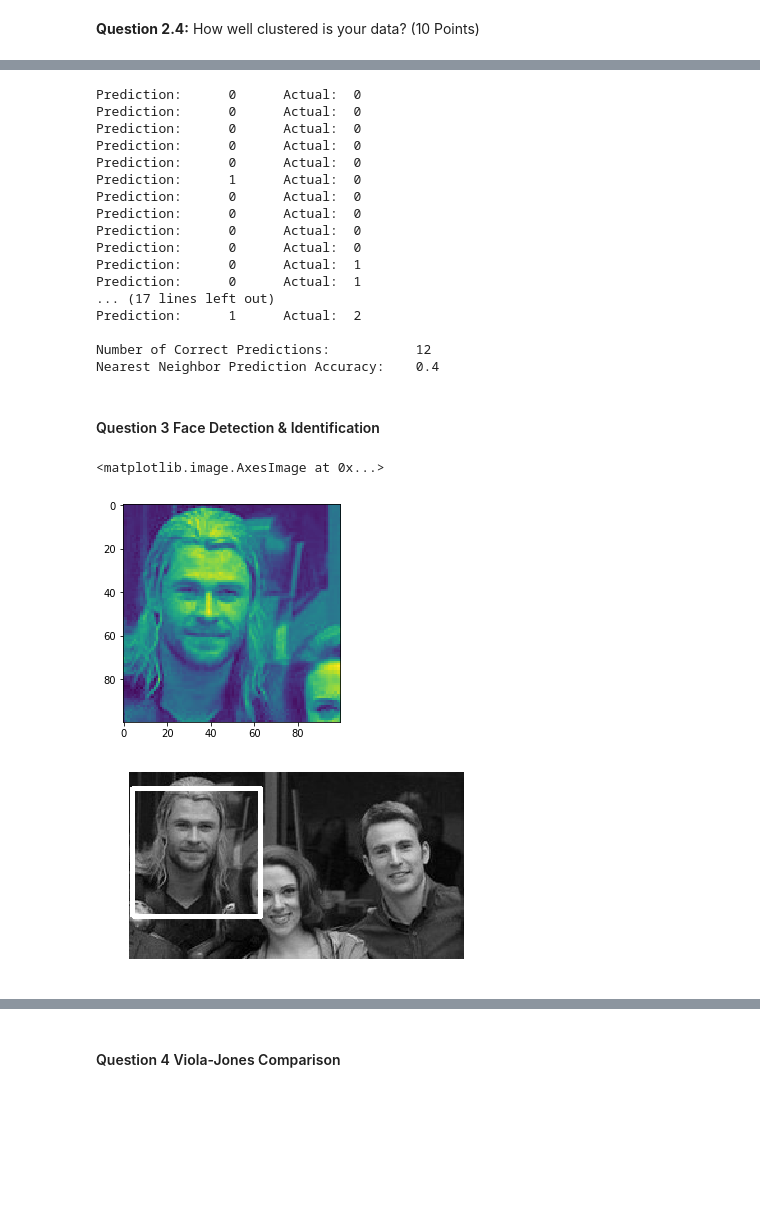
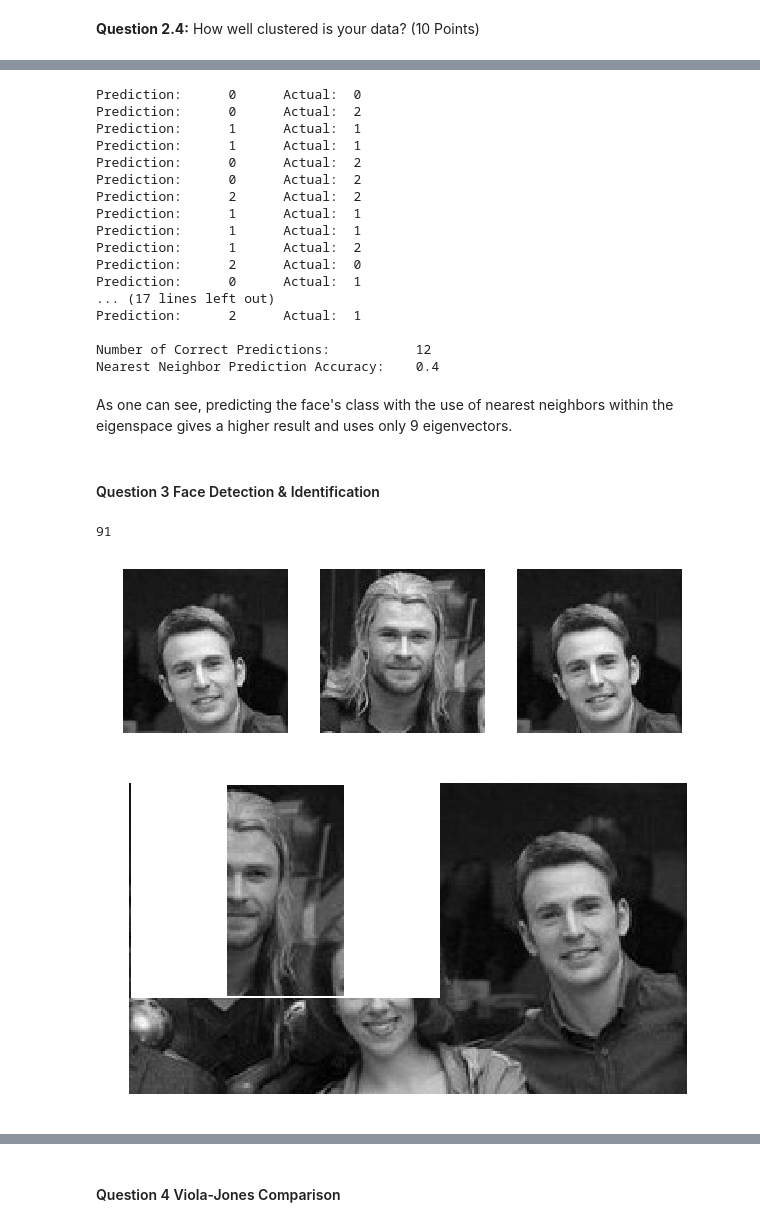
Before and after one commit to mattesko/ECSE415-Assignments, a Jupyter notebook: Assignment_4/face_detection.ipynb, the cells around one changed output, grey strips where cells are left out. Cells and saved outputs as stored; diff of their text form; code cells hidden in the pictures; blank space fills up the shorter version.

Commit message:
Detect evans and hemsworth in group

```diff
--- a/Assignment_4/face_detection.ipynb
+++ b/Assignment_4/face_detection.ipynb
@@ -198,7 +205,11 @@ Nearest Neighbor Prediction Accuracy:    0.36666666666666664
 # %%
+X_train, X_test, Y_train, Y_test = train_test_split(X, Y, random_state=0, test_size=0.99)
+
+pca = PCA(n_components=9).fit(X)
 eigenvectors = pca.components_
+
 results = []
-for index, sample in enumerate(X):
+for index, sample in enumerate(X_test):
 
     sample = sample - pca.mean_.flatten()
     eigenface = np.zeros(SIZE).flatten()
@@ -207,40 +218,43 @@ for index, sample in enumerate(X):
         eigenface += np.dot(sample, eigenvector) * eigenvector
 
     nearest_neighbor = np.argmin(np.linalg.norm(eigenvectors - eigenface, axis=1))
-    label = Y[nearest_neighbor]
-    results.append(label == Y[index])
+    label = Y_test[nearest_neighbor]
+    results.append(label == Y_test[index])
 
-    print('Prediction:\t', label, '\tActual:\t', Y[index])
+    print('Prediction:\t', label, '\tActual:\t', Y_test[index])
 
 print('\nNumber of Correct Predictions:\t\t', np.count_nonzero(results))
 print('Nearest Neighbor Prediction Accuracy:\t', np.count_nonzero(results)/len(results))
 # %% [output]
 Prediction:      0      Actual:  0
-Prediction:      0      Actual:  0
-Prediction:      0      Actual:  0
-Prediction:      0      Actual:  0
-Prediction:      0      Actual:  0
-Prediction:      1      Actual:  0
-Prediction:      0      Actual:  0
-Prediction:      0      Actual:  0
-Prediction:      0      Actual:  0
-Prediction:      0      Actual:  0
-Prediction:      0      Actual:  1
+Prediction:      0      Actual:  2
+Prediction:      1      Actual:  1
+Prediction:      1      Actual:  1
+Prediction:      0      Actual:  2
+Prediction:      0      Actual:  2
+Prediction:      2      Actual:  2
+Prediction:      1      Actual:  1
+Prediction:      1      Actual:  1
+Prediction:      1      Actual:  2
+Prediction:      2      Actual:  0
 Prediction:      0      Actual:  1
 ... (17 lines left out)
-Prediction:      1      Actual:  2
+Prediction:      2      Actual:  1
 
 Number of Correct Predictions:           12
 Nearest Neighbor Prediction Accuracy:    0.4
+# %% [markdown]
+As one can see, predicting the face's class with the use of nearest neighbors within the eigenspace gives a higher result and uses only 9 eigenvectors.
 # %% [markdown]
 #### Question 3 Face Detection & Identification
 # %%
 group_faces = []
-THRESHOLD = 3395
-all_error = []
 group_display = group.copy()
+last_pos = np.array([0,0])
+
 for x in range(group.shape[0] - SIZE[0]):
     for y in range(group.shape[1] - SIZE[1]):
+        pos = np.array([x, y])
         window = group[x : x + SIZE[0], y : y + SIZE[1]]
         sample = window.flatten() - pca.mean_
 
@@ -250,17 +264,29 @@ for x in range(group.shape[0] - SIZE[0]):
 
         error = np.linalg.norm(sample - eigenface)
 
-        if error < THRESHOLD:
-            cv2.rectangle(group_display, (x, y), (x+SIZE[0], y+SIZE[1]), (255,0,0), 2)
+        if np.linalg.norm(last_pos - pos) > 160 :
+            cv2.rectangle(group_display, (x, y), (x+SIZE[0], y+SIZE[1]), (255,255,255), 1)
+            last_pos = pos
             group_faces.append(window)
-# %%
-plt.imshow(group_faces[0].reshape(SIZE))
-# %% [output]
-<matplotlib.image.AxesImage at 0x...>
-[figure, removed]
-# %%
-plt.imshow(group_display, cmap=plt.cm.gray)
-plt.axis('off')
-plt.show()
-# %% [output]
-[figure, removed]
+# %%
+print(len(group_faces))
+plt.figure(figsize=(10,10))
+plt.subplot(131)
+plt.imshow(group_faces[0], cmap=plt.cm.gray)
+plt.axis('off')
+plt.subplot(132)
+plt.imshow(group_faces[1], cmap=plt.cm.gray)
+plt.axis('off')
+plt.subplot(133)
+plt.imshow(group_faces[2], cmap=plt.cm.gray)
+plt.axis('off')
+plt.show()
+
+plt.figure(figsize=(10,10))
+plt.imshow(group_display, cmap=plt.cm.gray)
+plt.axis('off')
+plt.show()
+# %% [output]
+91
+[figure, added]
+[figure, added]
```
Also changed, not shown: parts of 14 cells of this notebook.
